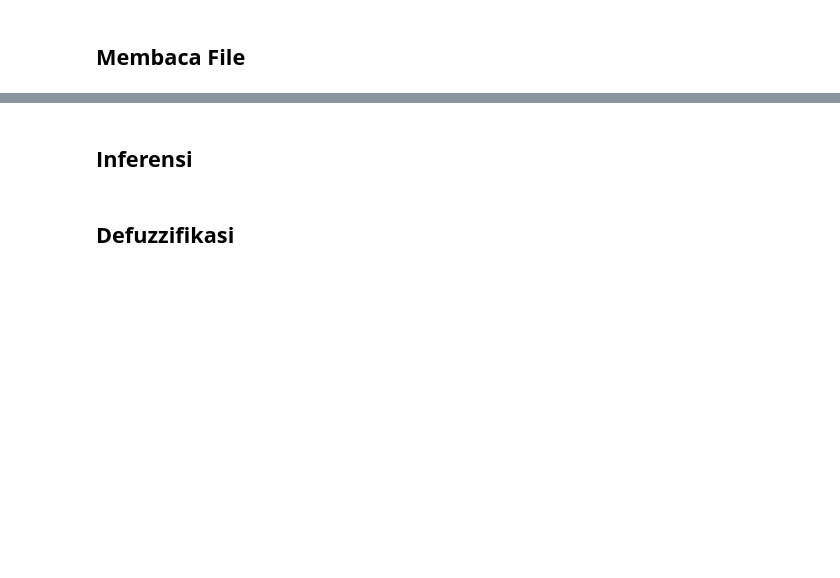
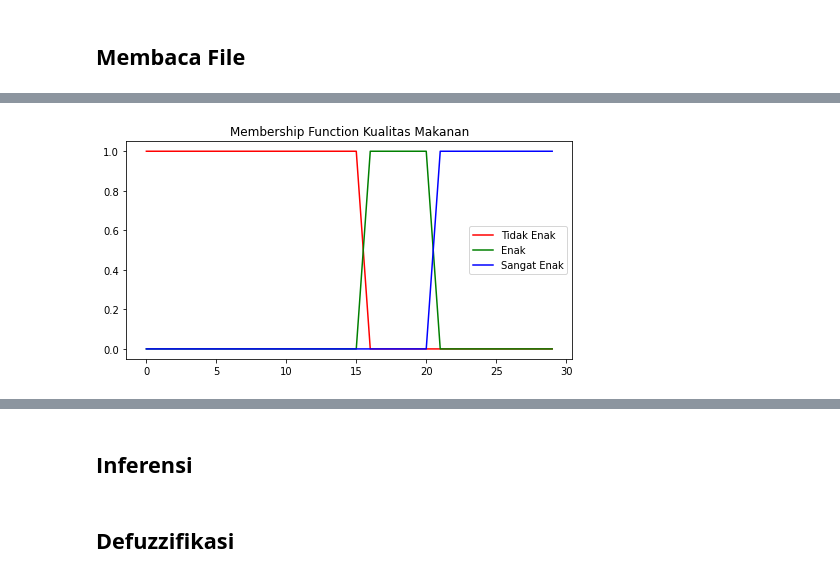
Before and after one commit to ShinyQ/Tugas-Pengantar-AI-2_Fuzzy_Logic, a Jupyter notebook: Tugas_2_Kelompok_1_Reasoning_(Fuzzy_Logic).ipynb, the cells around one changed output, grey strips where cells are left out. Drawn from its saved outputs; the diff is of its cells as text; code cells hidden in the pictures; blank space fills up the shorter version.

Commit message:
Adding membership function untuk pelayanan dan makanan

```diff
--- a/Tugas_2_Kelompok_1_Reasoning_(Fuzzy_Logic).ipynb
+++ b/Tugas_2_Kelompok_1_Reasoning_(Fuzzy_Logic).ipynb
@@ -26,2 +19,0 @@ SyntaxError: ignored
-# %%
-def fuzzy_makanan():
@@ -27,0 +25,36 @@ def fuzzy_makanan():
+# %%
+def fuzzy_makanan(x):
+    makanan = {'Tidak Enak': 0, 'Enak': 0, 'Sangat Enak': 0}
+
+    if x <= 15:
+        makanan['Tidak Enak'] = 1
+    if 16 <= x <= 20:
+        makanan['Enak'] = 1
+    if x >= 21:
+        makanan['Sangat Enak'] = 1
+
+    if 15 < x <= 16:
+        makanan['Tidak Enak'] = -(x - 16) / (16 - 15)
+    if 15 < x < 16:
+        makanan['Enak'] = (x - 15) / (16 - 15)
+    if 20 < x <= 21:
+        makanan['Enak'] = -(x - 21) / (21 - 20)
+    if 20 < x < 21:
+        makanan['Sangat Enak'] = (x - 20) / (21 - 20)
+
+    return makanan
+# %%
+plt.figure(figsize=(8, 4))
+plt.title("Membership Function Kualitas Makanan")
+plt.plot(range(30), [fuzzy_makanan(x)['Tidak Enak'] for x in range(30)], 'r')
+plt.plot(range(30), [fuzzy_makanan(x)['Enak'] for x in range(30)], 'g')
+plt.plot(range(30), [fuzzy_makanan(x)['Sangat Enak'] for x in range(30)], 'b')
+
+plt.plot(0, 0, 'r', linewidth=1.5, label='Tidak Enak')
+plt.plot(0, 0, 'g', linewidth=1.5, label='Enak')
+plt.plot(0, 0, 'b', linewidth=1.5, label='Sangat Enak')
+
+plt.legend()
+plt.show()
+# %% [output]
+[figure, added]
```
Also changed, not shown: parts of 8 cells of this notebook.
